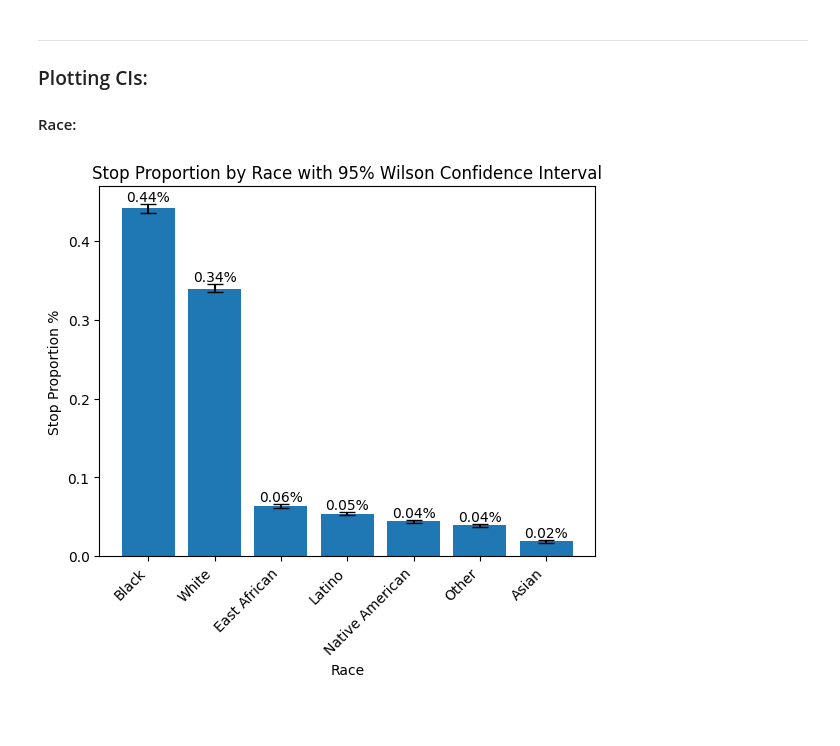
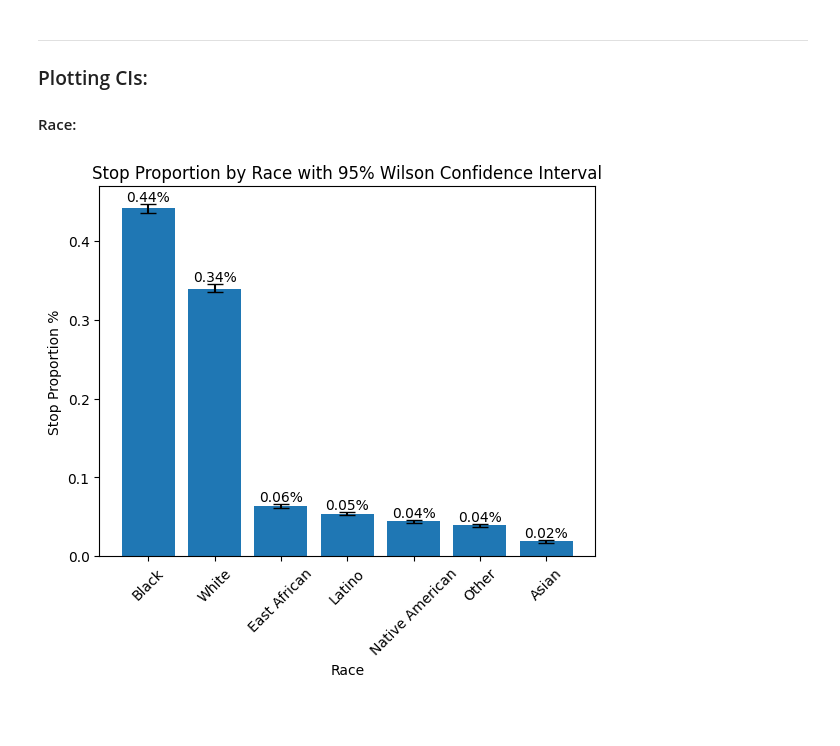
Before and after one commit to feliperapacci/MplsStops-Analysis, a Jupyter notebook: analyses.ipynb, the cells around one changed output. Drawn from its saved outputs; the diff is of its cells as text; code cells hidden in the pictures.

```diff
--- a/analyses.ipynb
+++ b/analyses.ipynb
@@ -106,7 +106,7 @@ print("Before Cleaning", len(df))
 cols_to_drop_nulls = ["personSearch", "vehicleSearch", "preRace", "race", "gender"]
 df = df.dropna(subset=cols_to_drop_nulls)
 cols_to_drop_unknown = ["race"]
-for column in cols_with_unknown:
+for column in cols_to_drop_unknown:
     df = df[df[column] != "Unknown"]
 
 # Then clean boolean columns
@@ -222,25 +222,25 @@ suspicious  suspicious  11990       0.348  0.343  0.353
 # %%
 import matplotlib.pyplot as plt
 
 # Calculate distance between CI bounds and proportion:
 lower_error = race_df["proportion"] - race_df["lower"]
 upper_error = race_df["upper"] - race_df["proportion"]
 errors = [lower_error, upper_error]
 
 # Configure Graph:
 plt.figure()
 bars = plt.bar(race_df['race'], race_df['proportion'], yerr=errors, capsize=6)
 
 plt.title('Stop Proportion by Race with 95% Wilson Confidence Interval')
 plt.ylabel("Stop Proportion %")
 plt.xlabel("Race")
 plt.bar_label(bars, fmt='%.2f%%')
-plt.xticks(rotation=45, ha='right')
+plt.xticks(rotation=45)
 
 # Plot
 plt.show()
 # %% [output]
-[figure, old version]
+[figure, new version]
 # %% [markdown]
 ####
 # %%
```
Also changed, not shown: parts of 21 cells of this notebook, 1 other file.
